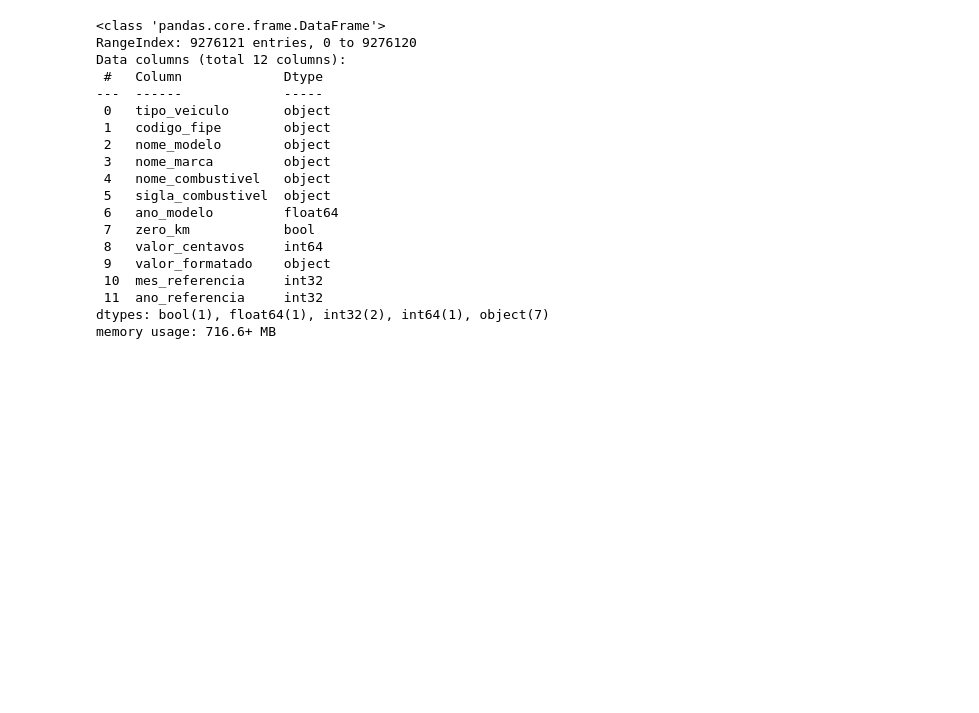
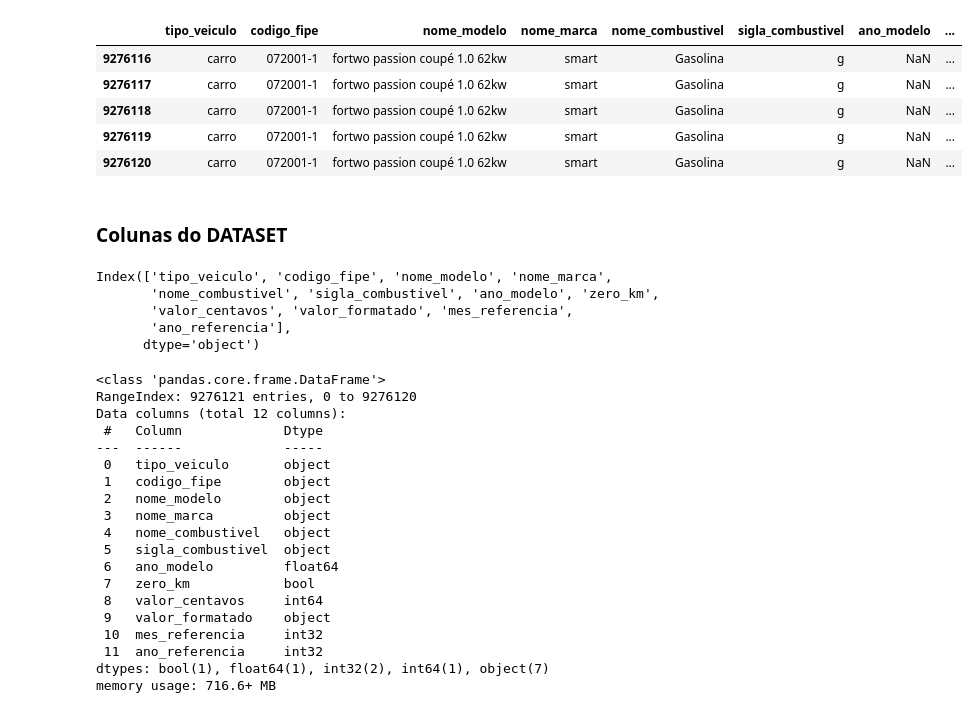
Before and after one commit to Nicollaxs/FIPE, a Jupyter notebook: Data Layer/raw/analytics.ipynb, the cells around one changed output. Cells and saved outputs as stored; diff of their text form; code cells hidden in the pictures; blank space fills up the shorter version.

```diff
--- a/Data Layer/raw/analytics.ipynb
+++ b/Data Layer/raw/analytics.ipynb
@@ -16,3 +31,22 @@ df.head()
+# %%
+df.tail()
+# %% [output]
+|  | tipo_veiculo | codigo_fipe | nome_modelo | nome_marca | nome_combustivel | sigla_combustivel | ano_modelo | ... |
+| 9276116 | carro | 072001-1 | fortwo passion coupé 1.0 62kw | smart | Gasolina | g | NaN | ... |
+| 9276117 | carro | 072001-1 | fortwo passion coupé 1.0 62kw | smart | Gasolina | g | NaN | ... |
+| 9276118 | carro | 072001-1 | fortwo passion coupé 1.0 62kw | smart | Gasolina | g | NaN | ... |
+| 9276119 | carro | 072001-1 | fortwo passion coupé 1.0 62kw | smart | Gasolina | g | NaN | ... |
+| 9276120 | carro | 072001-1 | fortwo passion coupé 1.0 62kw | smart | Gasolina | g | NaN | ... |
+# %% [markdown]
+### Colunas do DATASET
+# %%
+df.columns
+# %% [output]
+Index(['tipo_veiculo', 'codigo_fipe', 'nome_modelo', 'nome_marca',
+       'nome_combustivel', 'sigla_combustivel', 'ano_modelo', 'zero_km',
+       'valor_centavos', 'valor_formatado', 'mes_referencia',
+       'ano_referencia'],
+      dtype='object')
 # %%
 df.info()
 # %% [output]
```
Also changed, not shown: parts of 28 cells of this notebook, 8 other files.
